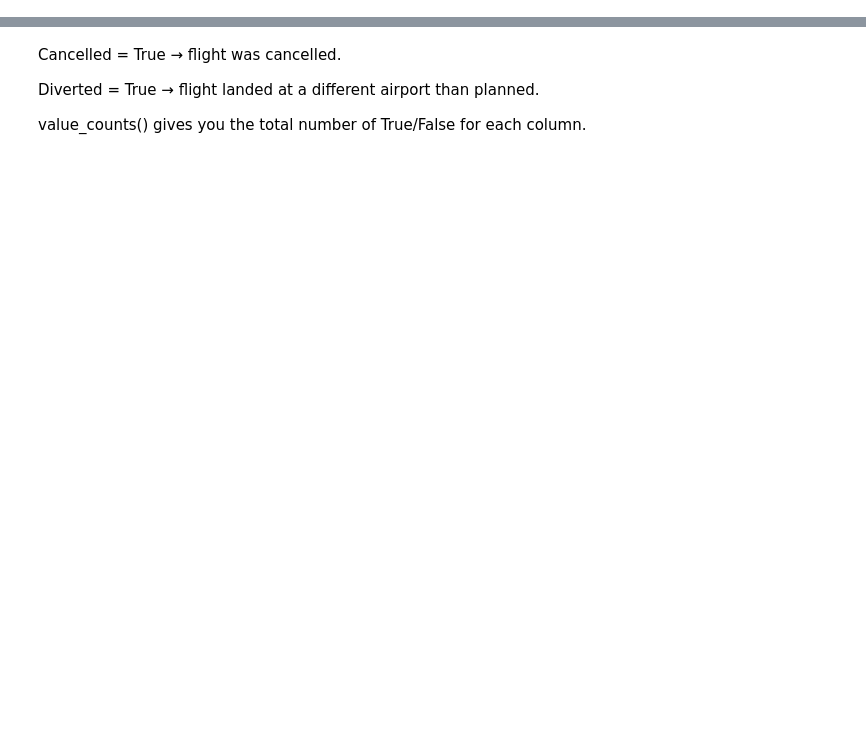
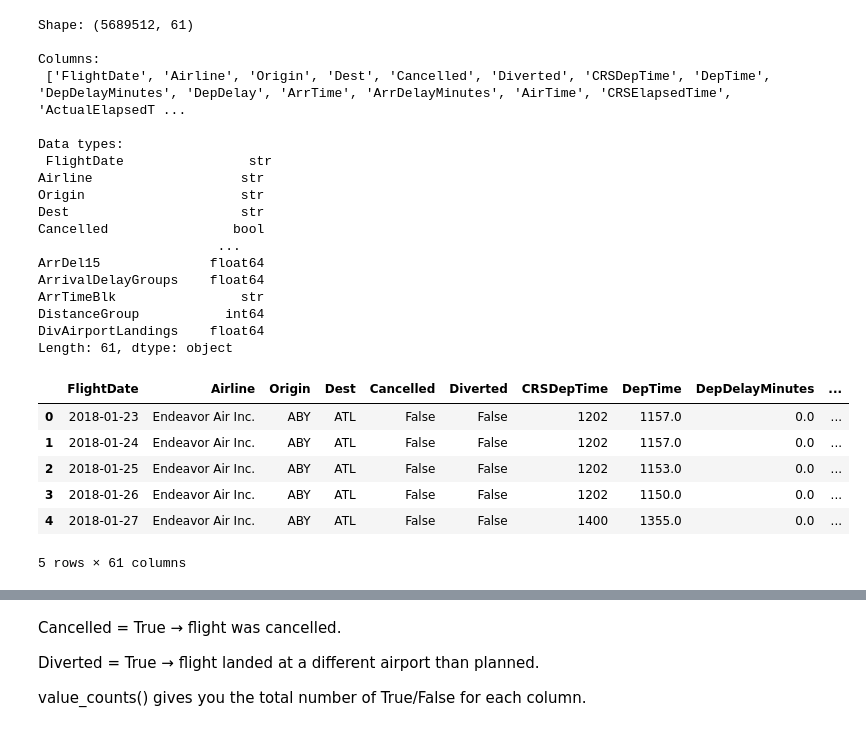
Before and after one commit to khaliddosari/ML-Project, a Jupyter notebook: EDAFlight.ipynb, the cells around one changed output, grey strips where cells are left out. Saved outputs shown, nothing was run; the diff lists cells and outputs as text; code cells hidden in the pictures; blank space fills up the shorter version.

Commit message:
Rework EDA and baseline notebooks
Iterate on data cleaning, exploratory analysis, and the baseline models
across EDAFlight.ipynb and DelayPredictionModels_baseline.ipynb.

```diff
--- a/EDAFlight.ipynb
+++ b/EDAFlight.ipynb
@@ -19,0 +34,3 @@ FileNotFoundError: [Errno 2] No such file or directory: '/kaggle/input/flight-de
+# %%
+df = pd.read_csv("Combined_Flights_2018.csv")
+df.info()
@@ -19,0 +55,40 @@ FileNotFoundError: [Errno 2] No such file or directory: '/kaggle/input/flight-de
+# %%
+# Part 2 — Initial Data Exploration
+
+# Dataset shape
+print("Shape:", df.shape)
+
+# Column names
+print("\nColumns:\n", df.columns.tolist())
+
+# Data types
+print("\nData types:\n", df.dtypes)
+
+# First few records
+df.head()
+# %% [output]
+Shape: (5689512, 61)
+
+Columns:
+ ['FlightDate', 'Airline', 'Origin', 'Dest', 'Cancelled', 'Diverted', 'CRSDepTime', 'DepTime', 'DepDelayMinutes', 'DepDelay', 'ArrTime', 'ArrDelayMinutes', 'AirTime', 'CRSElapsedTime', 'ActualElapsedT ...
+
+Data types:
+ FlightDate                str
+Airline                   str
+Origin                    str
+Dest                      str
+Cancelled                bool
+                       ...
+ArrDel15              float64
+ArrivalDelayGroups    float64
+ArrTimeBlk                str
+DistanceGroup           int64
+DivAirportLandings    float64
+Length: 61, dtype: object
+|  | FlightDate | Airline | Origin | Dest | Cancelled | Diverted | CRSDepTime | DepTime | DepDelayMinutes | ... |
+| 0 | 2018-01-23 | Endeavor Air Inc. | ABY | ATL | False | False | 1202 | 1157.0 | 0.0 | ... |
+| 1 | 2018-01-24 | Endeavor Air Inc. | ABY | ATL | False | False | 1202 | 1157.0 | 0.0 | ... |
+| 2 | 2018-01-25 | Endeavor Air Inc. | ABY | ATL | False | False | 1202 | 1153.0 | 0.0 | ... |
+| 3 | 2018-01-26 | Endeavor Air Inc. | ABY | ATL | False | False | 1202 | 1150.0 | 0.0 | ... |
+| 4 | 2018-01-27 | Endeavor Air Inc. | ABY | ATL | False | False | 1400 | 1355.0 | 0.0 | ... |
+5 rows × 61 columns
```
Also changed, not shown: parts of 35 cells of this notebook, 1 other file.
